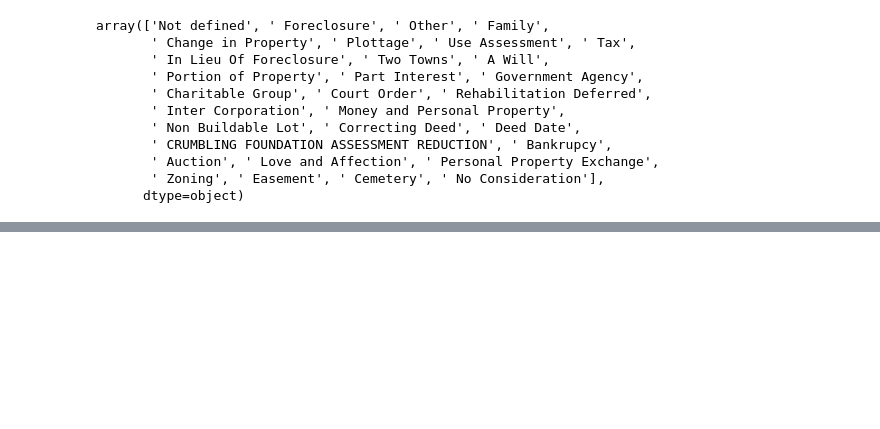
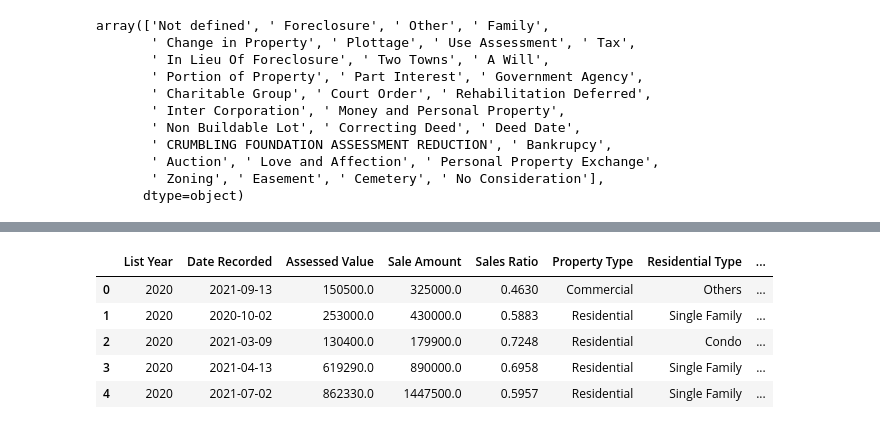
Before and after one commit to vinaykumargummadi/CTREA-Dynamics, a Jupyter notebook: notebooks/Data_encoding.ipynb, the cells around one changed output, grey strips where cells are left out. Drawn from its saved outputs; the diff is of its cells as text; code cells hidden in the pictures; blank space fills up the shorter version.

```diff
--- a/notebooks/Data_encoding.ipynb
+++ b/notebooks/Data_encoding.ipynb
@@ -265,0 +251,9 @@ memory usage: 81.0+ MB
+# %%
+data.head()
+# %% [output]
+|  | List Year | Date Recorded | Assessed Value | Sale Amount | Sales Ratio | Property Type | Residential Type | ... |
+| 0 | 2020 | 2021-09-13 | 150500.0 | 325000.0 | 0.4630 | Commercial | Others | ... |
+| 1 | 2020 | 2020-10-02 | 253000.0 | 430000.0 | 0.5883 | Residential | Single Family | ... |
+| 2 | 2020 | 2021-03-09 | 130400.0 | 179900.0 | 0.7248 | Residential | Condo | ... |
+| 3 | 2020 | 2021-04-13 | 619290.0 | 890000.0 | 0.6958 | Residential | Single Family | ... |
+| 4 | 2020 | 2021-07-02 | 862330.0 | 1447500.0 | 0.5957 | Residential | Single Family | ... |
```
Also changed, not shown: parts of 13 cells of this notebook.
